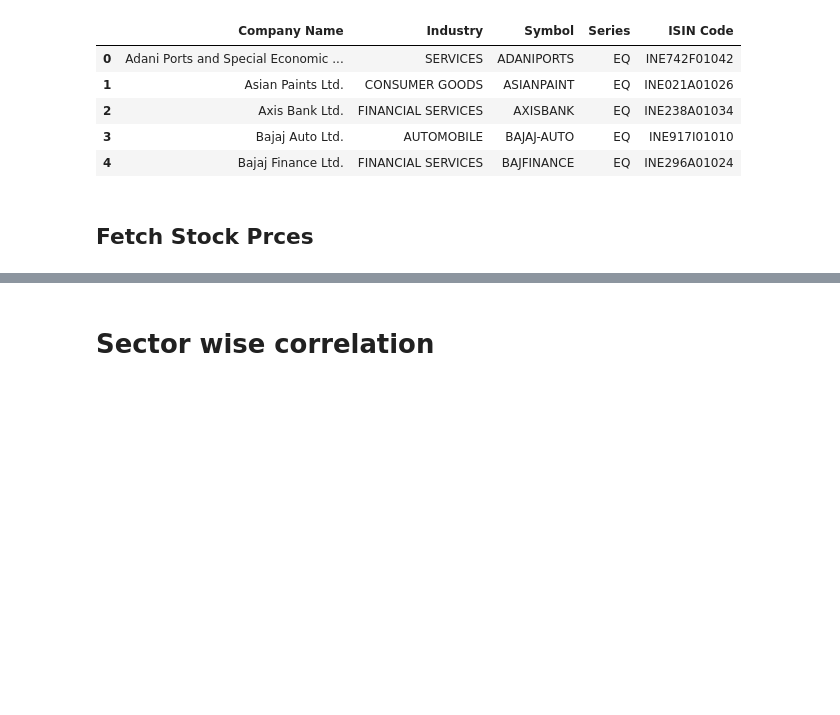
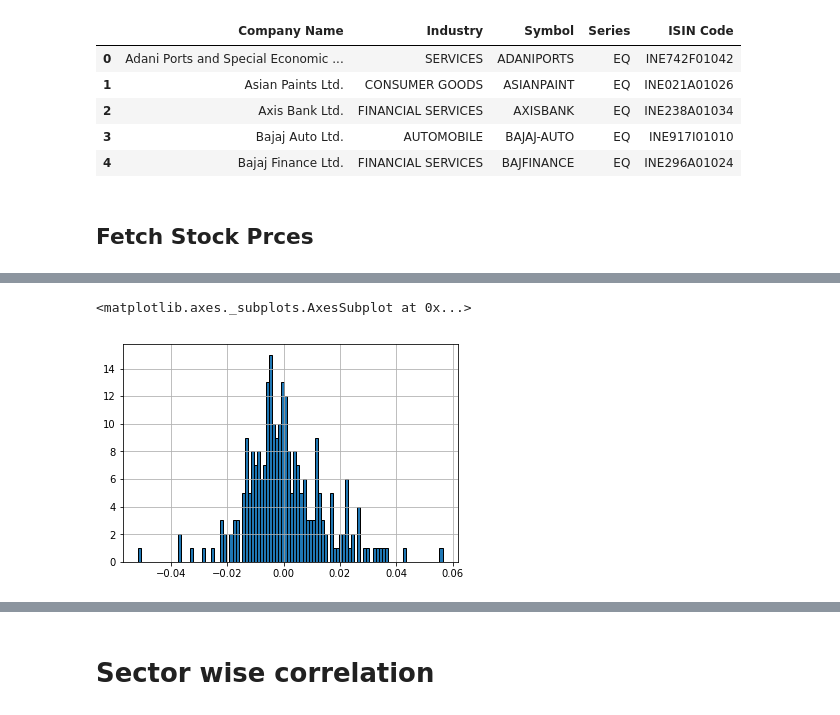
Before and after one commit to magnacore/NIFTY50-52-week-Correlation-Analysis, a Jupyter notebook: NIFTY50 Correlation 52 week/NIFTY50 Correlation Matrix.ipynb, the cells around one changed output, grey strips where cells are left out. Drawn from its saved outputs; the diff is of its cells as text; code cells hidden in the pictures; blank space fills up the shorter version.

```diff
--- a/NIFTY50 Correlation 52 week/NIFTY50 Correlation Matrix.ipynb
+++ b/NIFTY50 Correlation 52 week/NIFTY50 Correlation Matrix.ipynb
@@ -148,0 +156,13 @@ daily_percent_change.head()
+# %%
+plt.rcParams["patch.force_edgecolor"] = True
+
+'''
+Kernal dies!
+pairs_plot = sns.pairplot(daily_percent_change, kind="reg")
+
+pairs_plot.savefig("NIFTY50PairsPlot.png", dpi=300)'''
+
+daily_percent_change['ASIANPAINT'].hist(bins=100)
+# %% [output]
+<matplotlib.axes._subplots.AxesSubplot at 0x...>
+[figure, added]
```
Also changed, not shown: parts of 11 cells of this notebook, 1 other file.
